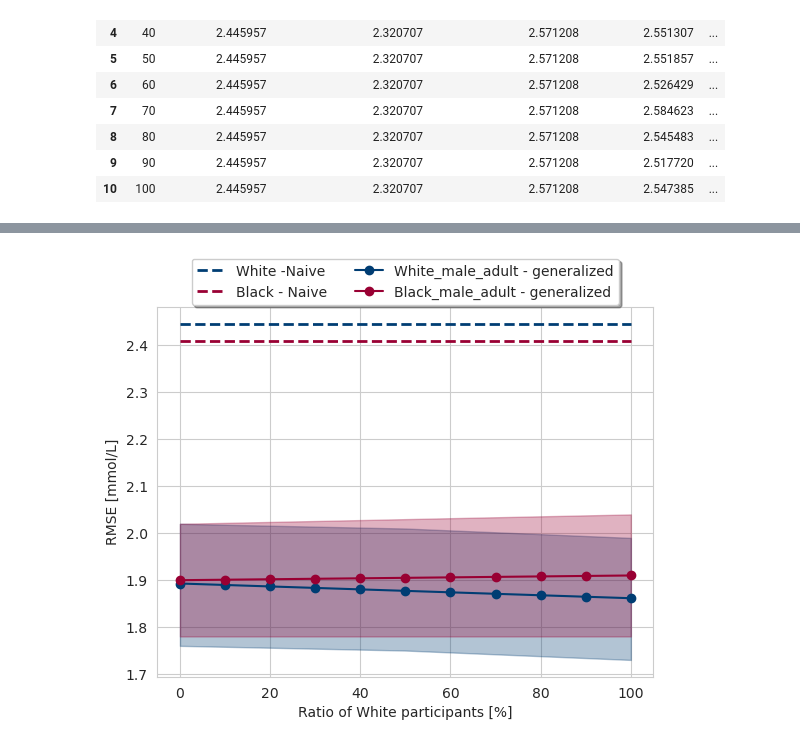
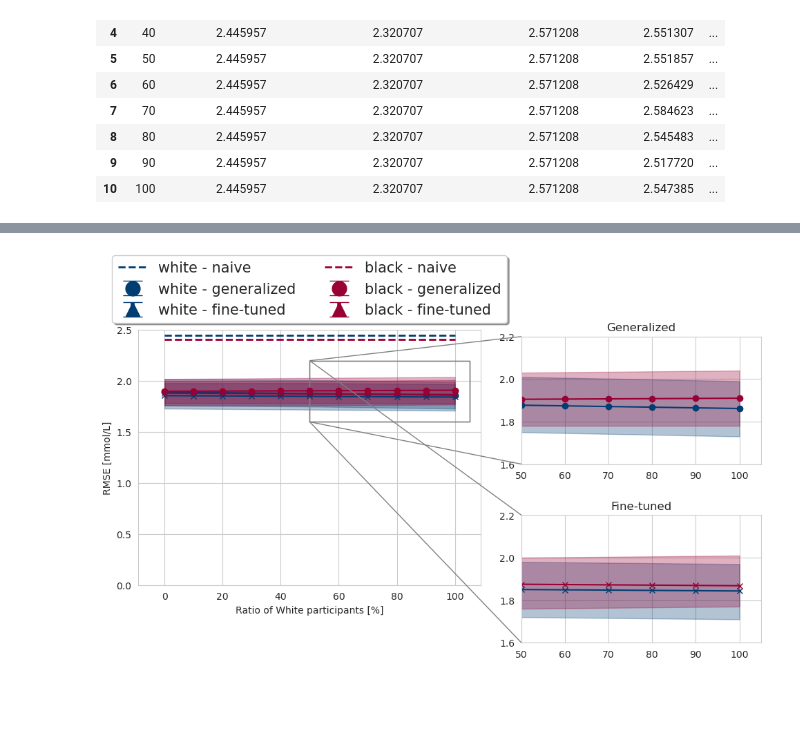
Before and after one commit to hulmanlab/jchr_racial_diff, a Jupyter notebook: scripts/3_2_plot_results.ipynb, the cells around one changed output, grey strips where cells are left out. Cells and saved outputs as stored; diff of their text form; code cells hidden in the pictures; blank space fills up the shorter version.

```diff
--- a/scripts/3_2_plot_results.ipynb
+++ b/scripts/3_2_plot_results.ipynb
@@ -740,7 +740,7 @@ for race_w, age_a, sex_m in boolean_combinations:
 
 df_results_tl = pd.DataFrame(data_tl)
 
-df_results_tl['ratio10'] = df_results['ratio10']*10
+df_results_tl['ratio10'] = df_results['ratio10']
 
 df_tl_w_m_a = df_results_tl[(df_results_tl['race_WB'] == 0) & (df_results_tl['sex_female'] == 0) & (df_results_tl['age_child'] == 0)]
 df_tl_w_f_a = df_results_tl[(df_results_tl['race_WB'] == 0) & (df_results_tl['sex_female'] == 1) & (df_results_tl['age_child'] == 0)]
@@ -873,48 +863,104 @@ x = [0, 50, 100]
 b_m_a_ci_25  = [1.78, 1.78, 1.78]
 b_m_a_ci_975 = [2.02, 2.03, 2.04]
 
+w_m_a_ci_25_tl  = [1.73, 1.72, 1.71]
+w_m_a_ci_975_tl = [1.98, 1.98, 1.97]
+
+
+b_m_a_ci_25_tl  = [1.76, 1.76, 1.77]
+b_m_a_ci_975_tl = [2.00, 2.00, 2.01]
+
 
 # Plot the predictions
-fig, ax = plt.subplots()
+fig, ax_lmem = plt.subplots()
 
 
 # naive
 line1, = plt.plot([0, 100], [y_value_gr1, y_value_gr1], color=gr1_color, linestyle='--', linewidth=2, label = 'White -Naive')#, label=f'Group 1 - naive ({round(y_value_gr1, 2)})')
-line2, = plt.plot([0, 100], [y_value_gr2, y_value_gr2], color=gr2_color, linestyle='--', linewidth=2, label = 'Black - Naive')# , label=f'Group 2 - naive ({round(y_value_gr2, 2)})')
 
-line_w_m_a_base =plt.plot(df_w_m_a['ratio10'], df_w_m_a['prediction'], marker='o', linestyle='-', color = gr1_color, label = 'White_male_adult - generalized')
+line_w_m_a_base =plt.plot(df_w_m_a['ratio10'], df_w_m_a['prediction'], marker=marker1, linestyle='-', color = gr1_color, label = 'White_male_adult - generalized')
 plt.fill_between(x,w_m_a_ci_25, w_m_a_ci_975, color=gr1_color, alpha=0.3)
+
+line_w_m_a_tl =plt.plot(df_tl_w_m_a['ratio10'], df_tl_w_m_a['prediction'], marker=marker3, linestyle='-', color = gr1_color, label = 'White_male_adult - fine-tuned')
+plt.fill_between(x,w_m_a_ci_25_tl, w_m_a_ci_975_tl, color=gr1_color, alpha=0.3)
 # # plt.plot(df_w_f_a['ratio10'], df_w_f_a['prediction'], marker='o', linestyle='-', color = 'b')
 # # plt.plot(df_w_m_c['ratio10'], df_w_m_c['prediction'], marker='o', linestyle='-', color = 'b')
 # # plt.plot(df_w_f_c['ratio10'], df_w_f_c['prediction'], marker='o', linestyle='-', color = 'b')
 
-line_b_m_a_base = plt.plot(df_b_m_a['ratio10'], df_b_m_a['prediction'], marker='o', linestyle='-', color = gr2_color,label = 'Black_male_adult - generalized' )
+
+line2, = plt.plot([0, 100], [y_value_gr2, y_value_gr2], color=gr2_color, linestyle='--', linewidth=2, label = 'Black - Naive')# , label=f'Group 2 - naive ({round(y_value_gr2, 2)})')
+
+line_b_m_a_base = plt.plot(df_b_m_a['ratio10'], df_b_m_a['prediction'], marker=marker1, linestyle='-', color = gr2_color,label = 'Black_male_adult - generalized' )
 plt.fill_between(x,b_m_a_ci_25, b_m_a_ci_975, color=gr2_color, alpha=0.3)
+
+line_b_m_a_tl = plt.plot(df_tl_b_m_a['ratio10'], df_tl_b_m_a['prediction'], marker=marker3, linestyle='-', color = gr2_color,label = 'Black_male_adult - fine-tuned' )
+plt.fill_between(x,b_m_a_ci_25_tl, b_m_a_ci_975_tl, color=gr2_color, alpha=0.3)
 # plt.plot(df_b_f_a['ratio10'], df_b_f_a['prediction'], marker='o', linestyle='-', color = 'r')
 # plt.plot(df_b_m_c['ratio10'], df_b_m_c['prediction'], marker='o', linestyle='-', color = 'r')
 # plt.plot(df_b_f_c['ratio10'], df_b_f_c['prediction'], marker='o', linestyle='-', color = 'r')
 # plt.title()
 
-ax.set_xlabel('Ratio of White participants [%]')
-ax.set_ylabel('RMSE [mmol/L]')
+ax_lmem.set_xlabel('Ratio of White participants [%]')
+ax_lmem.set_ylabel('RMSE [mmol/L]')
 # ax.set_title('Race')
 # Customizing legend
-handles_lmem, labels_lmem = ax.get_legend_handles_labels()
-legend = ax.legend(handles_lmem, labels_lmem, loc='upper center', bbox_to_anchor=(0.5, 1.15), ncol=2, fancybox=True, shadow=True)
+handles_lmem, labels_lmem = ax_lmem.get_legend_handles_labels()
+legend = ax_lmem.legend(handles_lmem, labels_lmem, loc='upper center', bbox_to_anchor=(0.5, 1.15), ncol=2, fancybox=True, shadow=True)
+plt.legend(handles=handles, labels=labels, loc='lower center', bbox_to_anchor=(0.5, 1), ncol=2, fancybox=True, shadow=True, fontsize='15')
+plt.ylim(0, 2.5)
+plt.xlim(-9, 109)
+#####################################
+# Create inset of the zoomed-in region
+ax_inset1 = inset_axes(ax_lmem, width="70%", height="50%", bbox_to_anchor=(0.65, 0.7, 1, 1), bbox_transform=ax.transAxes, loc='lower right', borderpad=-6 )
 
-# handles = [
-#     line1, line_w_base, line_w_tl,
-#     line2, line_b_base, line_b_tl
-# ]
+# ax_inset1.plot([0, 100], [y_value_gr1, y_value_gr1], color=gr1_color, linestyle='--', linewidth=2, label = 'White -Naive')#, label=f'Group 1 - naive ({round(y_value_gr1, 2)})')
+# ax_inset1.plot([0, 100], [y_value_gr2, y_value_gr2], color=gr2_color, linestyle='--', linewidth=2, label = 'Black - Naive')# , label=f'Group 2 - naive ({round(y_value_gr2, 2)})')
 
-# labels = [
-#     f'{group1} - naive', f'{group1} - generalized', f'{group1} - fine-tuned',
-#     f'{group2} - naive', f'{group2} - generalized', f'{group2} - fine-tuned'
-# ]
-# plt.legend(handles=handles, labels=labels, loc='lower center', bbox_to_anchor=(0.5, 1), ncol=2, fancybox=True, shadow=True, fontsize='28')
+ax_inset1.plot(df_w_m_a['ratio10'], df_w_m_a['prediction'], marker=marker1, linestyle='-', color = gr1_color, label = 'White_male_adult - generalized')
+ax_inset1.fill_between(x,w_m_a_ci_25, w_m_a_ci_975, color=gr1_color, alpha=0.3)
+
+ax_inset1.plot(df_b_m_a['ratio10'], df_b_m_a['prediction'], marker=marker1, linestyle='-', color = gr2_color,label = 'Black_male_adult - generalized' )
+ax_inset1.fill_between(x,b_m_a_ci_25, b_m_a_ci_975, color=gr2_color, alpha=0.3)
+
+# Set the zoomed-in region
+ax_inset1.set_xlim(50, 105)
+ax_inset1.set_ylim(1.6, 2.2)
+# ax_inset1.set_xticks([0, 20, 40, 60, 80, 100])
+ax_inset1.set_title("Generalized")
+##########
+# Create inset of the zoomed-in region
+ax_inset2 = inset_axes(ax_lmem, width="70%", height="50%", bbox_to_anchor=(0.65, 0, 1, 1), bbox_transform=ax.transAxes, loc='lower right', borderpad=-6 )
+
+# ax_inset1.plot([0, 100], [y_value_gr1, y_value_gr1], color=gr1_color, linestyle='--', linewidth=2, label = 'White -Naive')#, label=f'Group 1 - naive ({round(y_value_gr1, 2)})')
+# ax_inset1.plot([0, 100], [y_value_gr2, y_value_gr2], color=gr2_color, linestyle='--', linewidth=2, label = 'Black - Naive')# , label=f'Group 2 - naive ({round(y_value_gr2, 2)})')
+
+# ax_inset2.plot(df_w_m_a['ratio10'], df_w_m_a['prediction'], marker=marker1, linestyle='-', color = gr1_color, label = 'White_male_adult - generalized')
+# ax_inset2.fill_between(x,w_m_a_ci_25, w_m_a_ci_975, color=gr1_color, alpha=0.3)
+ax_inset2.plot(df_tl_w_m_a['ratio10'], df_tl_w_m_a['prediction'], marker=marker3, linestyle='-', color = gr1_color, label = 'White_male_adult - fine-tuned')
+ax_inset2.fill_between(x,w_m_a_ci_25_tl, w_m_a_ci_975_tl, color=gr1_color, alpha=0.3)
+
+# ax_inset2.plot(df_b_m_a['ratio10'], df_b_m_a['prediction'], marker=marker1, linestyle='-', color = gr2_color,label = 'Black_male_adult - generalized' )
+# ax_inset2.fill_between(x,b_m_a_ci_25, b_m_a_ci_975, color=gr2_color, alpha=0.3)
+
+ax_inset2.plot(df_tl_b_m_a['ratio10'], df_tl_b_m_a['prediction'], marker=marker3, linestyle='-', color = gr2_color,label = 'Black_male_adult - fine-tuned' )
+ax_inset2.fill_between(x,b_m_a_ci_25_tl, b_m_a_ci_975_tl, color=gr2_color, alpha=0.3)
+
+# Set the zoomed-in region
+ax_inset2.set_xlim(50, 105)
+ax_inset2.set_ylim(1.6, 2.2)
+# ax_inset2.set_xticks([60, 80, 100])
+ax_inset2.set_title("Fine-tuned")
+
+
+# Mark the inset region on the main plot
+# mark_inset(ax, ax_inset, loc1=2, loc2=4, fc="none", ec="0.5")
+mark_inset(ax_lmem, ax_inset1, loc1=2, loc2=3, fc="none", ec="0.5")
+mark_inset(ax_lmem, ax_inset2, loc1=2, loc2=3, fc="none", ec="0.5")
+ax_lmem.set_xlabel('Ratio of White participants [%]')
+ax_lmem.set_ylabel('RMSE [mmol/L]')
 
 
 plt.grid(True)
 plt.show()
 # %% [output]
-[figure, old version]
+[figure, new version]
```
Also changed, not shown: parts of 2 cells of this notebook.
